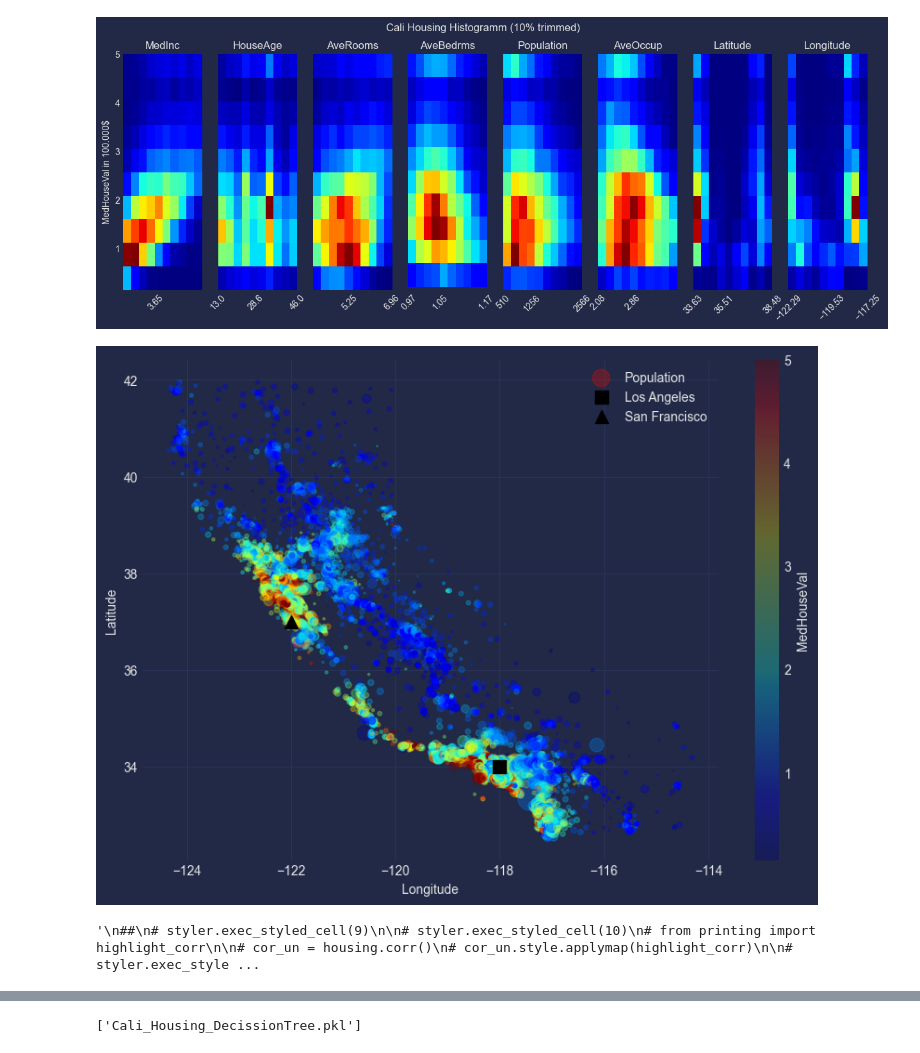
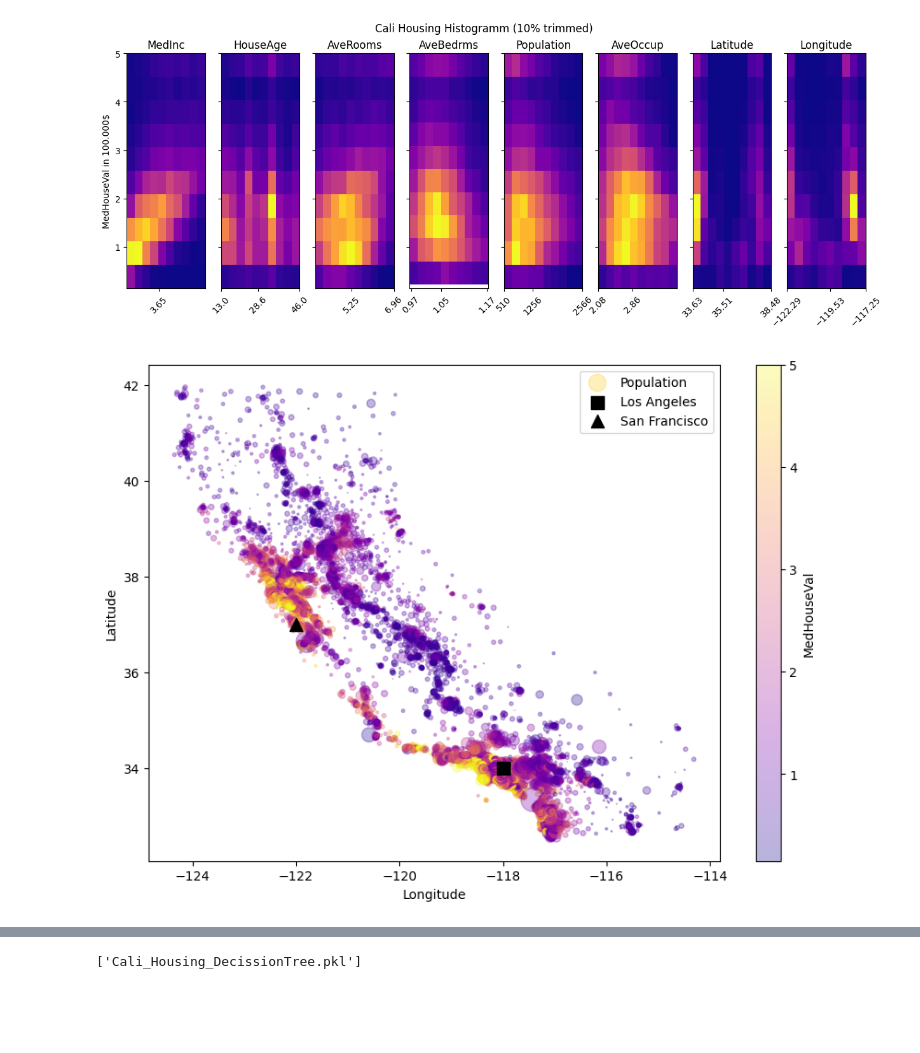
Before and after one commit to RouvenDecker/Machine_Learning-, a Jupyter notebook: presentation/Project.ipynb, the cells around one changed output, grey strips where cells are left out. Cells and saved outputs as stored; diff of their text form; code cells hidden in the pictures; blank space fills up the shorter version.

Commit message:
data cleanup

```diff
--- a/presentation/Project.ipynb
+++ b/presentation/Project.ipynb
@@ -33,17 +30,14 @@ from sklearn.datasets import fetch_california_housing
 import pandas as pd
 import numpy as np
 import matplotlib.pyplot as plt
-
-plt.style.use("https://github.com/dhaitz/matplotlib-stylesheets/raw/master/pitayasmoothie-dark.mplstyle")
+plt.close('all')
+plt.style.use('default')
 
 pd.set_option("display.precision", 2)
 np.set_printoptions(precision=2, suppress=True)
 
-housing = fetch_california_housing(as_frame=True)
-
-features = housing.data
-target = housing.target
-housing = pd.concat([features, target], axis=1)
+dataset = fetch_california_housing(as_frame=True)
+housing = pd.concat([dataset.data, dataset.target], axis=1)
 # %%
 styler.exec_styled_cell(6)
 # %% [output]
@@ -64,6 +58,9 @@ styler.exec_styled_cell(9)
 from printing import scatter_2d_dataset
 from printing import hist_2d_dataset
 from printing import map_plot
+
+features = housing.drop("MedHouseVal",axis=1)
+target = housing["MedHouseVal"]
 
 x = features.to_numpy()
 y = target.to_numpy()
@@ -81,49 +78,5 @@ map_plot(pd.concat([features, target], axis=1))
-[figure, old version]
+[figure, new version]
-[figure, old version]
+[figure, new version]
-# %%
-
-#
-"""
-##
-# styler.exec_styled_cell(9)
-
-# styler.exec_styled_cell(10)
-# from printing import highlight_corr
-
-# cor_un = housing.corr()
-# cor_un.style.applymap(highlight_corr)
-
-# styler.exec_styled_cell(11)
-
-from calculations import calc_corr
-
-feats = [
-    features["MedInc"],
-    features["HouseAge"],
-    features["AveRooms"],
-    features["AveBedrms"],
-    features["Population"],
-    features["AveOccup"],
-    features["Latitude"],
-    features["Longitude"],
-]
-
-corrs = calc_corr(feats, target)
-indecees = features.columns.values
-corr_wa = pd.DataFrame(
-    index=indecees,
-    data=corrs,
-    columns=["MedHouseVal"]
-)
-print(corr_wa.sort_values(
-    by="MedHouseVal",
-    ascending=False)
-)
-######
-"""
-####
-# %% [output]
-'\n##\n# styler.exec_styled_cell(9)\n\n# styler.exec_styled_cell(10)\n# from printing import highlight_corr\n\n# cor_un = housing.corr()\n# cor_un.style.applymap(highlight_corr)\n\n# styler.exec_style ...
 # %%
 styler.exec_styled_cell(13)
 # %% [output]
```
Also changed, not shown: parts of 12 cells of this notebook, 3 other files.
